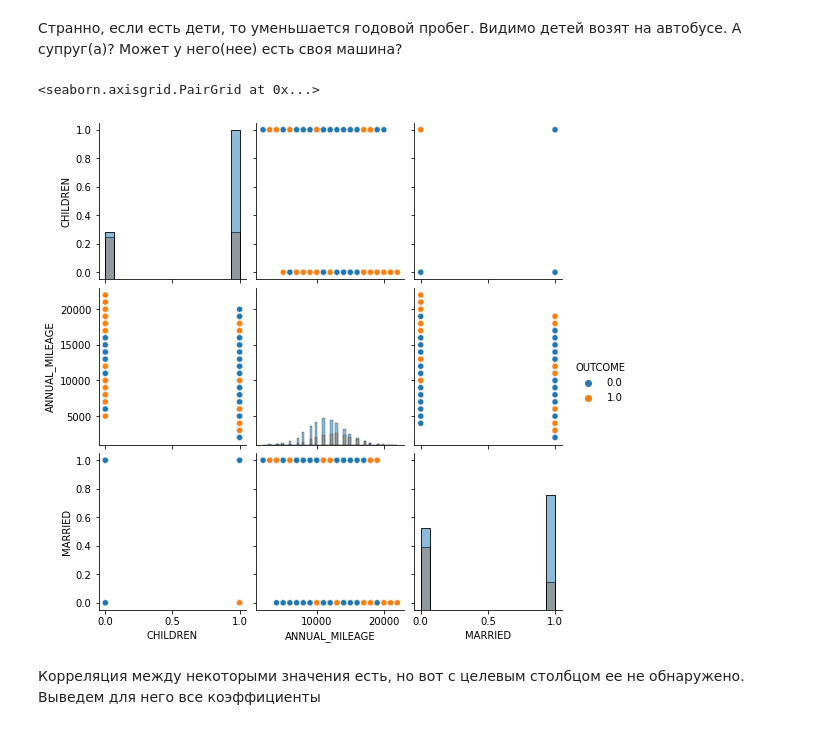
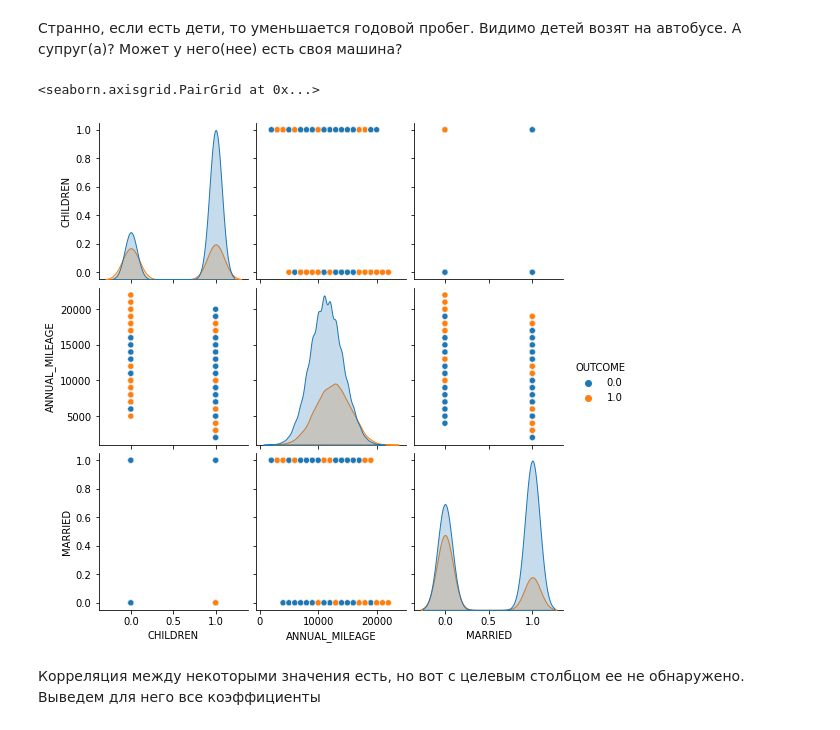
Before and after one commit to PureEvil-UselessMan/MachineLearningAndDataAnalysis, a Jupyter notebook: 00. ML.ipynb, the cells around one changed output. Cells and saved outputs as stored; diff of their text form; code cells hidden in the pictures.

```diff
--- a/00. ML.ipynb
+++ b/00. ML.ipynb
@@ -382,10 +386,10 @@ dtype: float64
 Странно, если есть дети, то уменьшается годовой пробег. Видимо детей возят на автобусе. А супруг(а)? Может у него(нее) есть своя машина?
 # %%
 # sns.jointplot(x='CHILDREN', y='ANNUAL_MILEAGE', alpha=.05, data=data)
-sns.pairplot(data[["CHILDREN", "ANNUAL_MILEAGE", "MARRIED", "OUTCOME"]], hue="OUTCOME", diag_kind="hist")
+sns.pairplot(data[["CHILDREN", "ANNUAL_MILEAGE", "MARRIED", "OUTCOME"]], hue="OUTCOME")
 # %% [output]
 <seaborn.axisgrid.PairGrid at 0x...>
-[figure, old version]
+[figure, new version]
 # %% [markdown]
 Корреляция между некоторыми значения есть, но вот с целевым столбцом ее не обнаружено. Выведем для него все коэффициенты
 # %%
```
Also changed, not shown: parts of 62 cells of this notebook.
